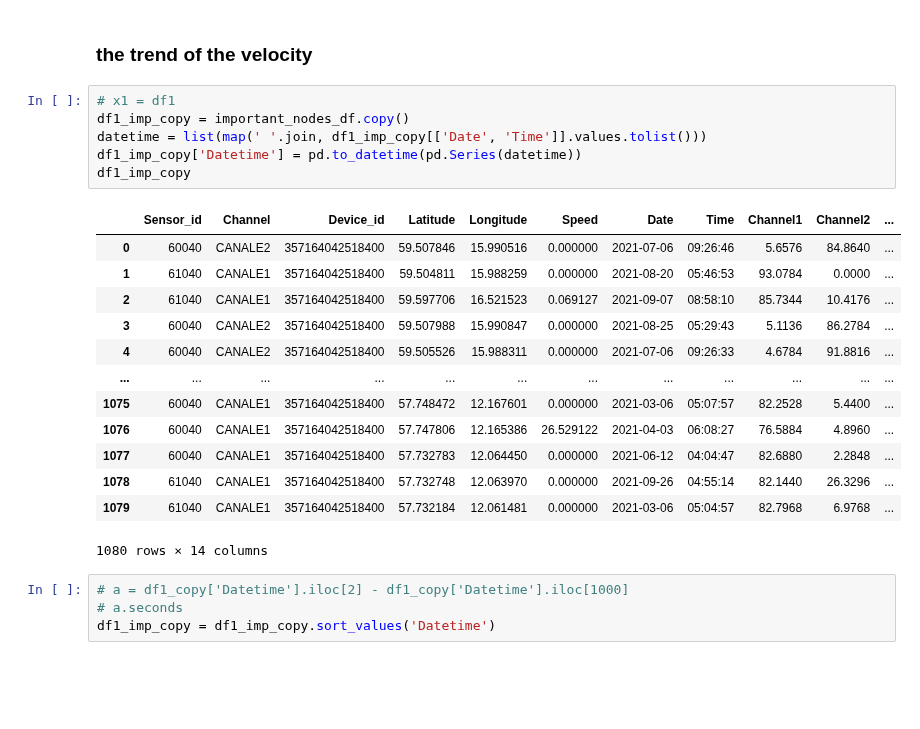
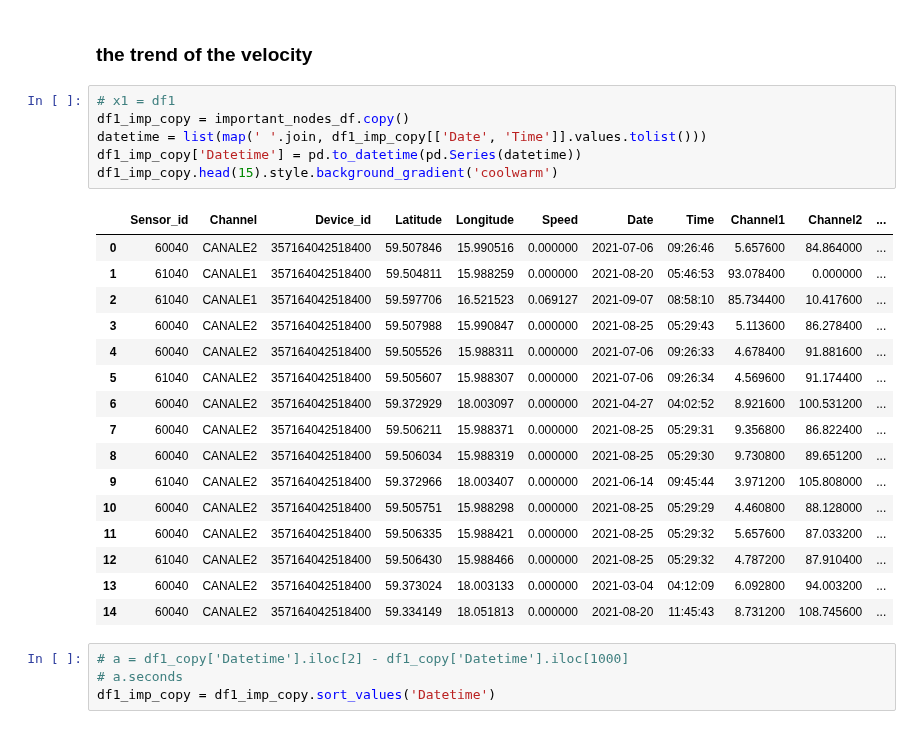
Before and after one commit to OmidSa75/Data_scinece-Smartset-overloads-PoliMI, a Jupyter notebook: main.ipynb, the cells around one changed output. Drawn from its saved outputs; the diff is of its cells as text; blank space fills up the shorter version.

```diff
--- a/main.ipynb
+++ b/main.ipynb
@@ -304,23 +312,26 @@ important_nodes_df.where(0 < important_nodes_df['Speed']).corr()
 # %%
 # x1 = df1
 df1_imp_copy = important_nodes_df.copy()
 datetime = list(map(' '.join, df1_imp_copy[['Date', 'Time']].values.tolist()))
 df1_imp_copy['Datetime'] = pd.to_datetime(pd.Series(datetime))
-df1_imp_copy
+df1_imp_copy.head(15).style.background_gradient('coolwarm')
 # %% [output]
 |  | Sensor_id | Channel | Device_id | Latitude | Longitude | Speed | Date | Time | Channel1 | Channel2 | ... |
-| 0 | 60040 | CANALE2 | 357164042518400 | 59.507846 | 15.990516 | 0.000000 | 2021-07-06 | 09:26:46 | 5.6576 | 84.8640 | ... |
-| 1 | 61040 | CANALE1 | 357164042518400 | 59.504811 | 15.988259 | 0.000000 | 2021-08-20 | 05:46:53 | 93.0784 | 0.0000 | ... |
-| 2 | 61040 | CANALE1 | 357164042518400 | 59.597706 | 16.521523 | 0.069127 | 2021-09-07 | 08:58:10 | 85.7344 | 10.4176 | ... |
-| 3 | 60040 | CANALE2 | 357164042518400 | 59.507988 | 15.990847 | 0.000000 | 2021-08-25 | 05:29:43 | 5.1136 | 86.2784 | ... |
-| 4 | 60040 | CANALE2 | 357164042518400 | 59.505526 | 15.988311 | 0.000000 | 2021-07-06 | 09:26:33 | 4.6784 | 91.8816 | ... |
-| ... | ... | ... | ... | ... | ... | ... | ... | ... | ... | ... | ... |
-| 1075 | 60040 | CANALE1 | 357164042518400 | 57.748472 | 12.167601 | 0.000000 | 2021-03-06 | 05:07:57 | 82.2528 | 5.4400 | ... |
-| 1076 | 60040 | CANALE1 | 357164042518400 | 57.747806 | 12.165386 | 26.529122 | 2021-04-03 | 06:08:27 | 76.5884 | 4.8960 | ... |
-| 1077 | 60040 | CANALE1 | 357164042518400 | 57.732783 | 12.064450 | 0.000000 | 2021-06-12 | 04:04:47 | 82.6880 | 2.2848 | ... |
-| 1078 | 61040 | CANALE1 | 357164042518400 | 57.732748 | 12.063970 | 0.000000 | 2021-09-26 | 04:55:14 | 82.1440 | 26.3296 | ... |
-| 1079 | 61040 | CANALE1 | 357164042518400 | 57.732184 | 12.061481 | 0.000000 | 2021-03-06 | 05:04:57 | 82.7968 | 6.9768 | ... |
+| 0 | 60040 | CANALE2 | 357164042518400 | 59.507846 | 15.990516 | 0.000000 | 2021-07-06 | 09:26:46 | 5.657600 | 84.864000 | ... |
+| 1 | 61040 | CANALE1 | 357164042518400 | 59.504811 | 15.988259 | 0.000000 | 2021-08-20 | 05:46:53 | 93.078400 | 0.000000 | ... |
+| 2 | 61040 | CANALE1 | 357164042518400 | 59.597706 | 16.521523 | 0.069127 | 2021-09-07 | 08:58:10 | 85.734400 | 10.417600 | ... |
+| 3 | 60040 | CANALE2 | 357164042518400 | 59.507988 | 15.990847 | 0.000000 | 2021-08-25 | 05:29:43 | 5.113600 | 86.278400 | ... |
+| 4 | 60040 | CANALE2 | 357164042518400 | 59.505526 | 15.988311 | 0.000000 | 2021-07-06 | 09:26:33 | 4.678400 | 91.881600 | ... |
+| 5 | 61040 | CANALE2 | 357164042518400 | 59.505607 | 15.988307 | 0.000000 | 2021-07-06 | 09:26:34 | 4.569600 | 91.174400 | ... |
+| 6 | 60040 | CANALE2 | 357164042518400 | 59.372929 | 18.003097 | 0.000000 | 2021-04-27 | 04:02:52 | 8.921600 | 100.531200 | ... |
+| 7 | 60040 | CANALE2 | 357164042518400 | 59.506211 | 15.988371 | 0.000000 | 2021-08-25 | 05:29:31 | 9.356800 | 86.822400 | ... |
+| 8 | 60040 | CANALE2 | 357164042518400 | 59.506034 | 15.988319 | 0.000000 | 2021-08-25 | 05:29:30 | 9.730800 | 89.651200 | ... |
+| 9 | 61040 | CANALE2 | 357164042518400 | 59.372966 | 18.003407 | 0.000000 | 2021-06-14 | 09:45:44 | 3.971200 | 105.808000 | ... |
+| 10 | 60040 | CANALE2 | 357164042518400 | 59.505751 | 15.988298 | 0.000000 | 2021-08-25 | 05:29:29 | 4.460800 | 88.128000 | ... |
+| 11 | 60040 | CANALE2 | 357164042518400 | 59.506335 | 15.988421 | 0.000000 | 2021-08-25 | 05:29:32 | 5.657600 | 87.033200 | ... |
+| 12 | 61040 | CANALE2 | 357164042518400 | 59.506430 | 15.988466 | 0.000000 | 2021-08-25 | 05:29:32 | 4.787200 | 87.910400 | ... |
+| 13 | 60040 | CANALE2 | 357164042518400 | 59.373024 | 18.003133 | 0.000000 | 2021-03-04 | 04:12:09 | 6.092800 | 94.003200 | ... |
+| 14 | 60040 | CANALE2 | 357164042518400 | 59.334149 | 18.051813 | 0.000000 | 2021-08-20 | 11:45:43 | 8.731200 | 108.745600 | ... |
-1080 rows × 14 columns
 # %%
 # a = df1_copy['Datetime'].iloc[2] - df1_copy['Datetime'].iloc[1000]
 # a.seconds
```
Also changed, not shown: parts of 22 cells of this notebook.
